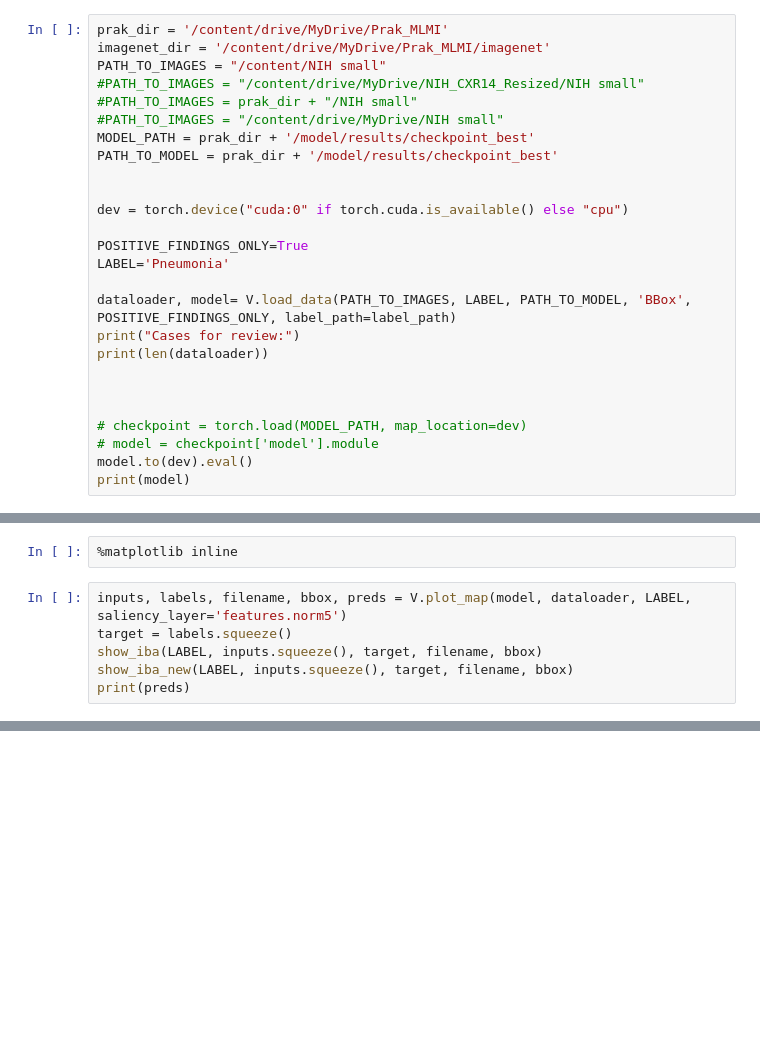
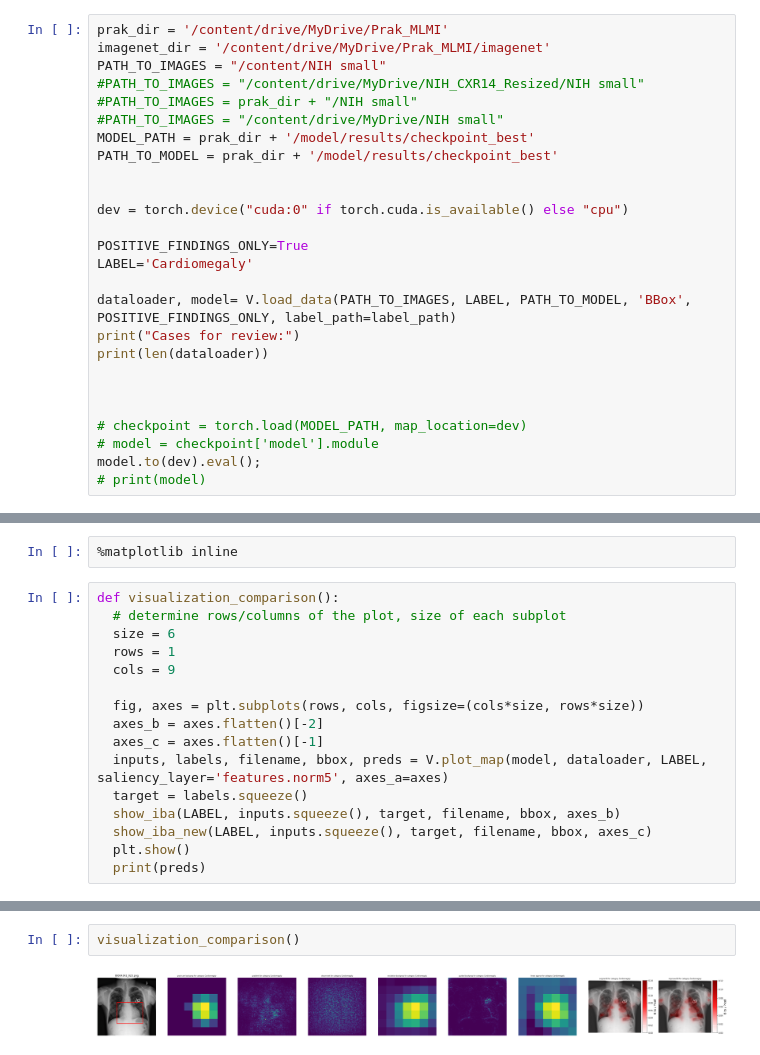
Before and after one commit to CAMP-eXplain-AI/CheXplain-IBA, a Jupyter notebook: model/notebooks/pytorch_IBA_inserted_NIH_model_merged.ipynb, the cells around one changed output, grey strips where cells are left out. Saved outputs shown, nothing was run; the diff lists cells and outputs as text; blank space fills up the shorter version.

```diff
--- a/model/notebooks/pytorch_IBA_inserted_NIH_model_merged.ipynb
+++ b/model/notebooks/pytorch_IBA_inserted_NIH_model_merged.ipynb
@@ -114,7 +81,7 @@ PATH_TO_MODEL = prak_dir + '/model/results/checkpoint_best'
 dev = torch.device("cuda:0" if torch.cuda.is_available() else "cpu")
 
 POSITIVE_FINDINGS_ONLY=True
-LABEL='Pneumonia'
+LABEL='Cardiomegaly'
 
 dataloader, model= V.load_data(PATH_TO_IMAGES, LABEL, PATH_TO_MODEL, 'BBox', POSITIVE_FINDINGS_ONLY, label_path=label_path)
 print("Cases for review:")
@@ -124,7 +91,7 @@ print(len(dataloader))
 
 # checkpoint = torch.load(MODEL_PATH, map_location=dev)
 # model = checkpoint['model'].module
-model.to(dev).eval()
-print(model)
+model.to(dev).eval();
+# print(model)
 # %% [output]
 Cases for review:
@@ -277,8 +148,18 @@ def model_loss_closure(input):
 # %%
 %matplotlib inline
 # %%
-inputs, labels, filename, bbox, preds = V.plot_map(model, dataloader, LABEL, saliency_layer='features.norm5')
-target = labels.squeeze()
-show_iba(LABEL, inputs.squeeze(), target, filename, bbox)
-show_iba_new(LABEL, inputs.squeeze(), target, filename, bbox)
-print(preds)
+def visualization_comparison():
+  # determine rows/columns of the plot, size of each subplot
+  size = 6
+  rows = 1
+  cols = 9
+
+  fig, axes = plt.subplots(rows, cols, figsize=(cols*size, rows*size))
+  axes_b = axes.flatten()[-2]
+  axes_c = axes.flatten()[-1]
+  inputs, labels, filename, bbox, preds = V.plot_map(model, dataloader, LABEL, saliency_layer='features.norm5', axes_a=axes)
+  target = labels.squeeze()
+  show_iba(LABEL, inputs.squeeze(), target, filename, bbox, axes_b)
+  show_iba_new(LABEL, inputs.squeeze(), target, filename, bbox, axes_c)
+  plt.show()
+  print(preds)
@@ -369,0 +166,4 @@ Hernia                             0.001         False
+# %%
+visualization_comparison()
+# %% [output]
+[figure, added]
```
Also changed, not shown: parts of 22 cells of this notebook, 3 other files.
